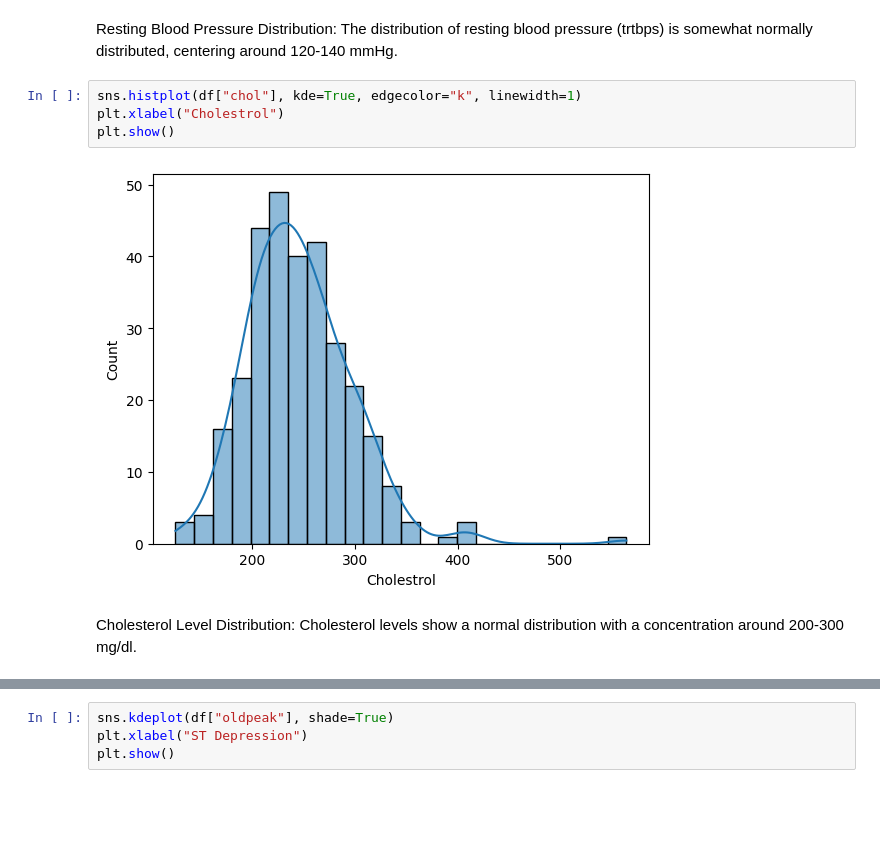
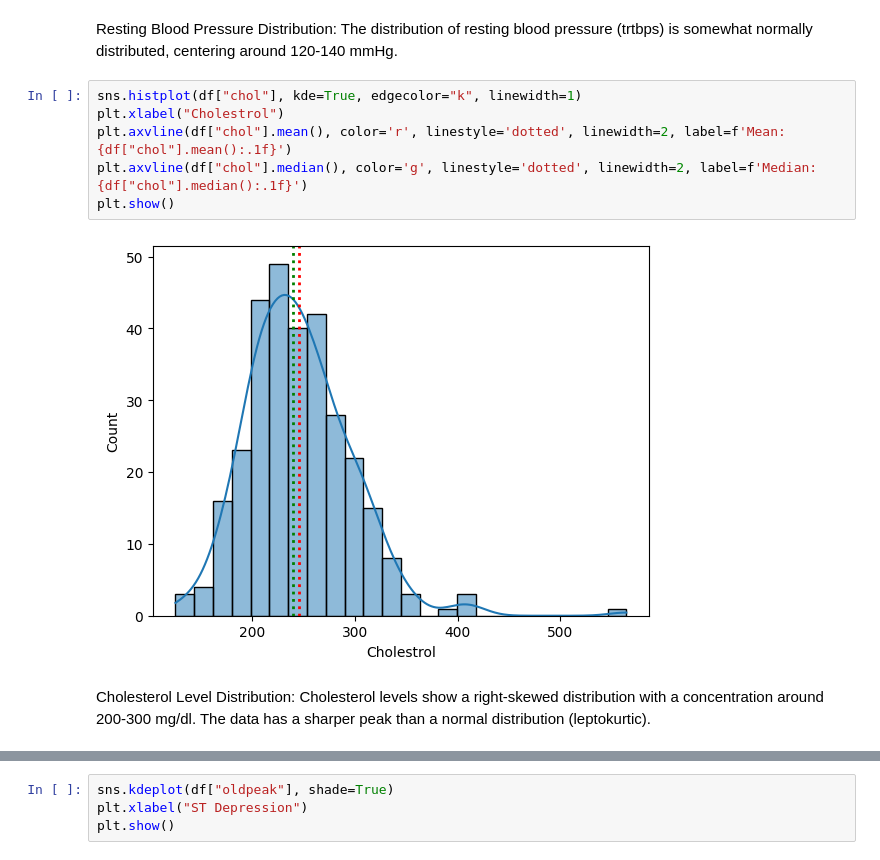
Before and after one commit to dwilson1821/Heart-Attack-Analysis, a Jupyter notebook: Analysis.ipynb, the cells around one changed output, grey strips where cells are left out. Drawn from its saved outputs; the diff is of its cells as text; blank space fills up the shorter version.

```diff
--- a/start.ipynb
+++ b/Analysis.ipynb
@@ -169,10 +170,12 @@ Resting Blood Pressure Distribution: The distribution of resting blood pressure
 # %%
 sns.histplot(df["chol"], kde=True, edgecolor="k", linewidth=1)
 plt.xlabel("Cholestrol")
+plt.axvline(df["chol"].mean(), color='r', linestyle='dotted', linewidth=2, label=f'Mean: {df["chol"].mean():.1f}')
+plt.axvline(df["chol"].median(), color='g', linestyle='dotted', linewidth=2, label=f'Median: {df["chol"].median():.1f}')
 plt.show()
 # %% [output]
-[figure, old version]
+[figure, new version]
 # %% [markdown]
-Cholesterol Level Distribution: Cholesterol levels show a normal distribution with a concentration around 200-300 mg/dl.
+Cholesterol Level Distribution: Cholesterol levels show a right-skewed distribution with a concentration around 200-300 mg/dl. The data has a sharper peak than a normal distribution (leptokurtic).
 # %%
 x, y = plt.subplots(figsize = (8,6))
```
Also changed, not shown: parts of 17 cells of this notebook, 2 other files.
